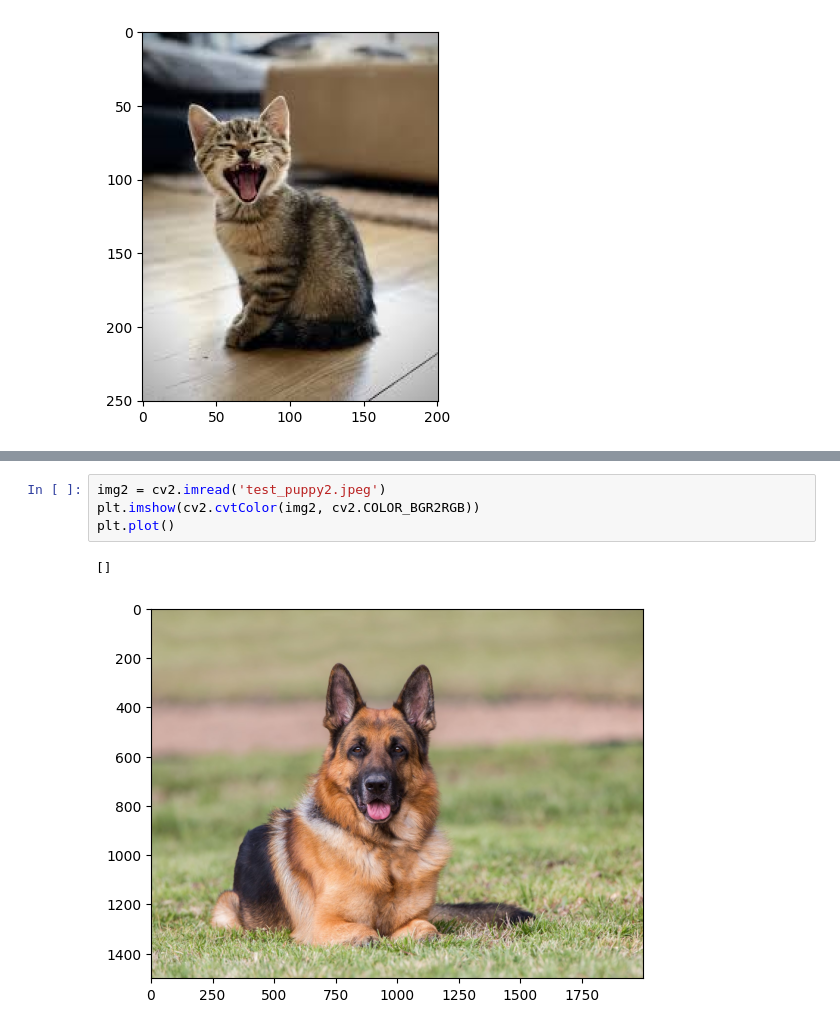
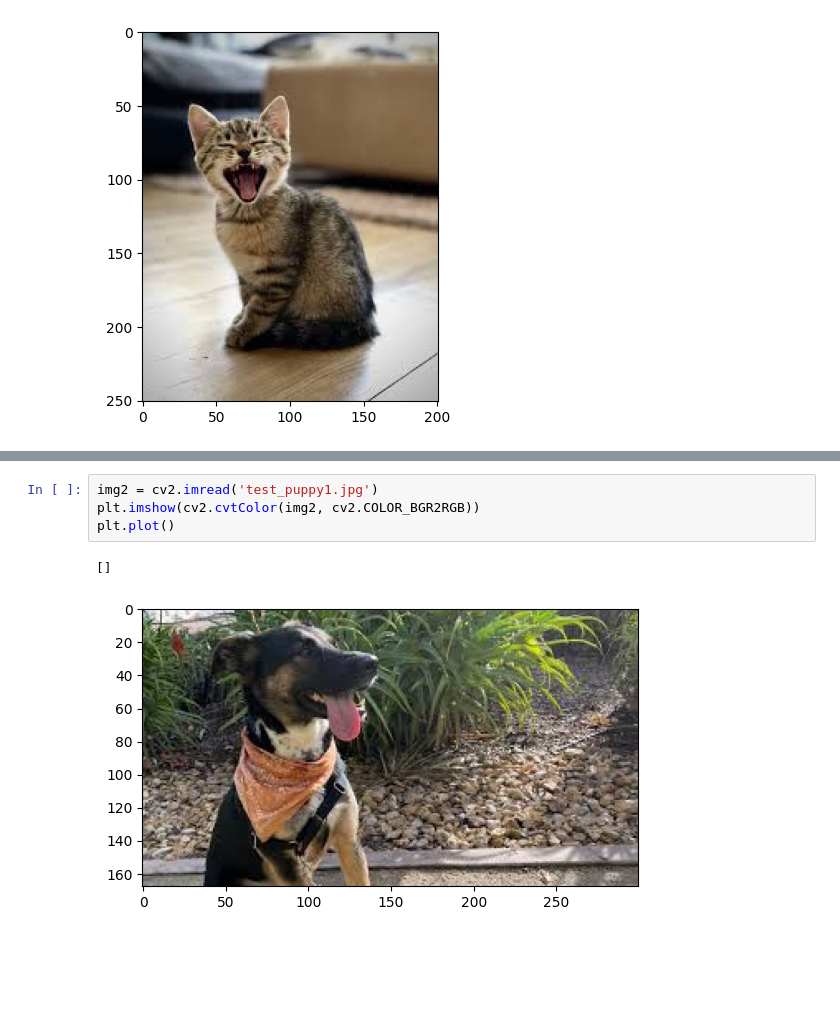
Before and after one commit to ayushikansara1110/Image_Classifier_using_CNN, a Jupyter notebook: images.ipynb, the cells around one changed output, grey strips where cells are left out. Cells and saved outputs as stored; diff of their text form; blank space fills up the shorter version.

```diff
--- a/images.ipynb
+++ b/images.ipynb
@@ -247,7 +258,7 @@ array([[0.05678119]], dtype=float32)
 # %%
-img2 = cv2.imread('test_puppy2.jpeg')
+img2 = cv2.imread('test_puppy1.jpg')
 plt.imshow(cv2.cvtColor(img2, cv2.COLOR_BGR2RGB))
 plt.plot()
 # %% [output]
 []
-[figure, old version]
+[figure, new version]
```
Also changed, not shown: parts of 14 cells of this notebook, 3 other files.
